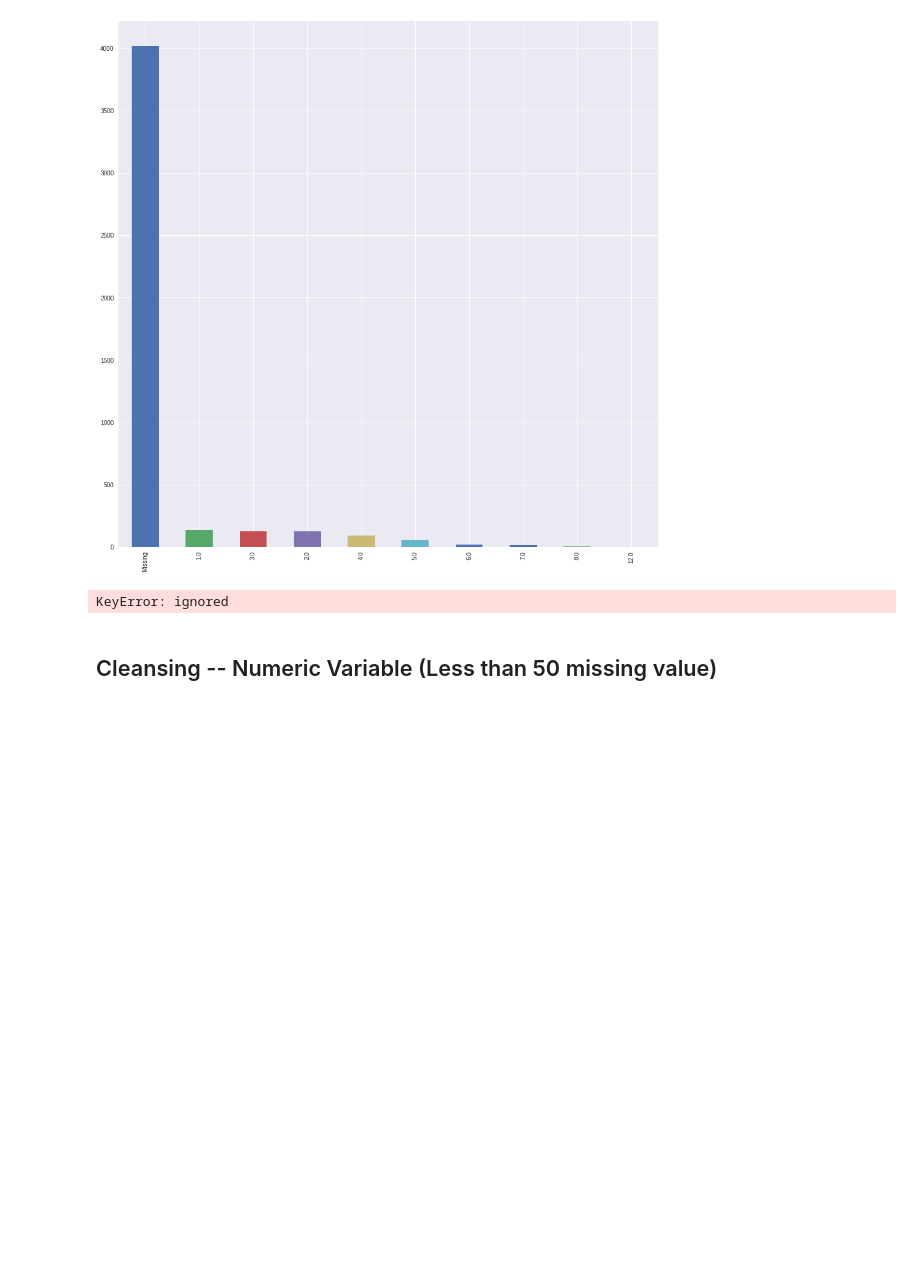
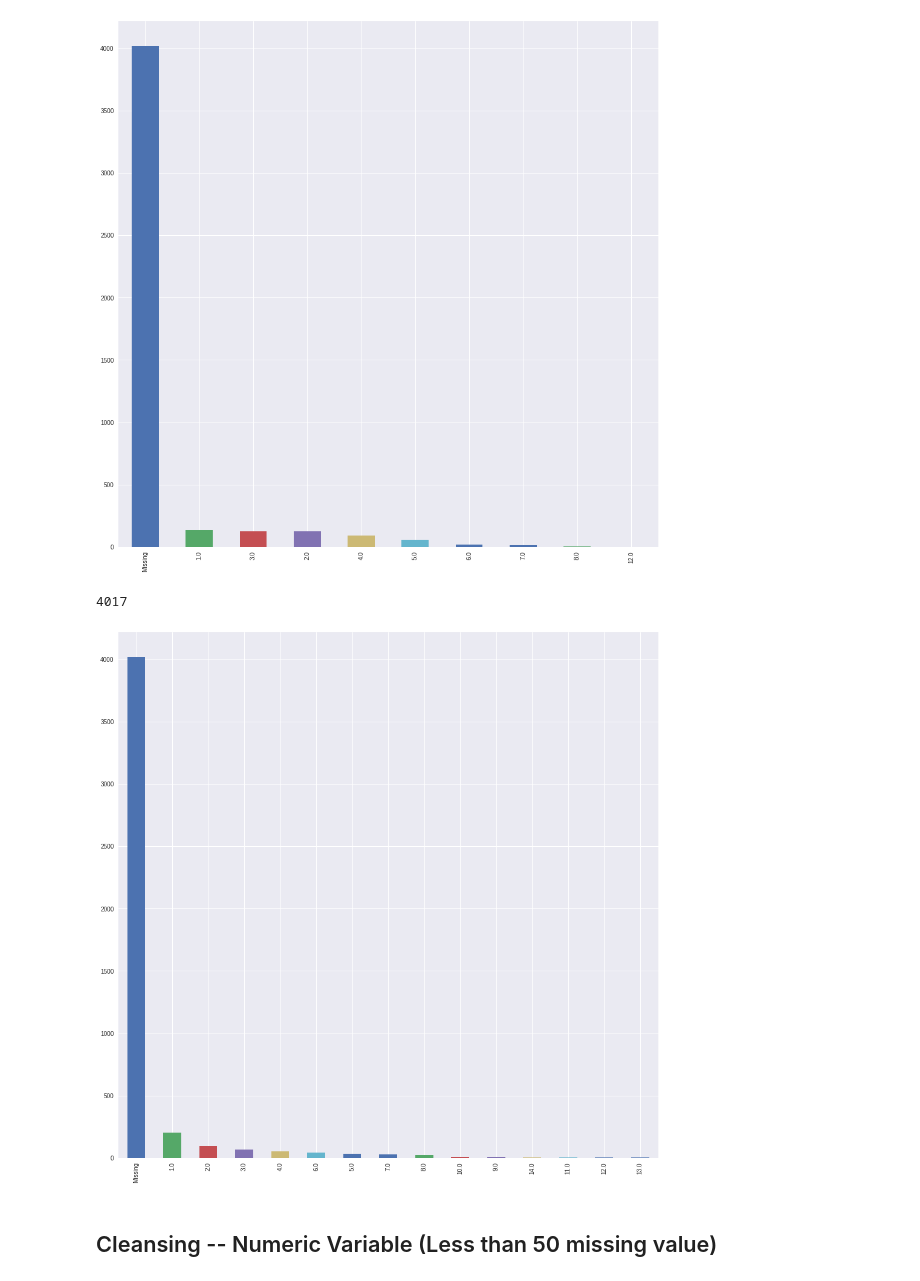
Before and after one commit to davidjohnnn/exxon_training_31, a Jupyter notebook: 2. DataCleansing/Lab2_DataCleansing_EDA.ipynb, the cells around one changed output. Drawn from its saved outputs; the diff is of its cells as text; code cells hidden in the pictures; blank space fills up the shorter version.

```diff
--- a/2. DataCleansing/Lab2_DataCleansing_EDA.ipynb
+++ b/2. DataCleansing/Lab2_DataCleansing_EDA.ipynb
@@ -123,9 +123,10 @@ df['TotalEduAllowance'].isnull().sum()
 4017
 [figure]
 # %%
-df['NumYear_SinceLastEduAllance'].fillna('Missing').value_counts().plot(kind='bar')
-df['NumYear_SinceLastEduAllance'].isnull().sum()
+df['NumYear_SinceLastEduAllowance'].fillna('Missing').value_counts().plot(kind='bar')
+df['NumYear_SinceLastEduAllowance'].isnull().sum()
 # %% [output]
-KeyError: ignored
+4017
+[figure, added]
 # %% [markdown]
 ## Cleansing -- Numeric Variable (Less than 50 missing value)
```
Also changed, not shown: parts of 4 cells of this notebook, 5 other files.
